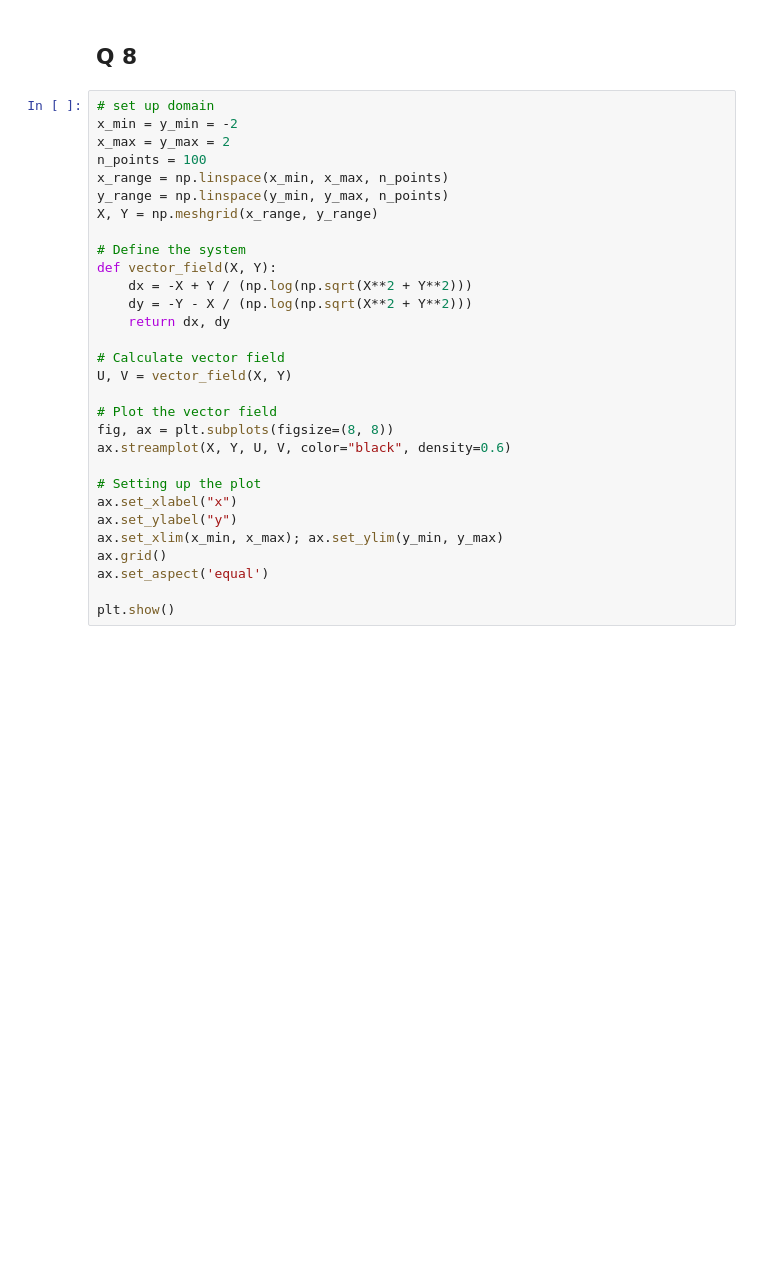
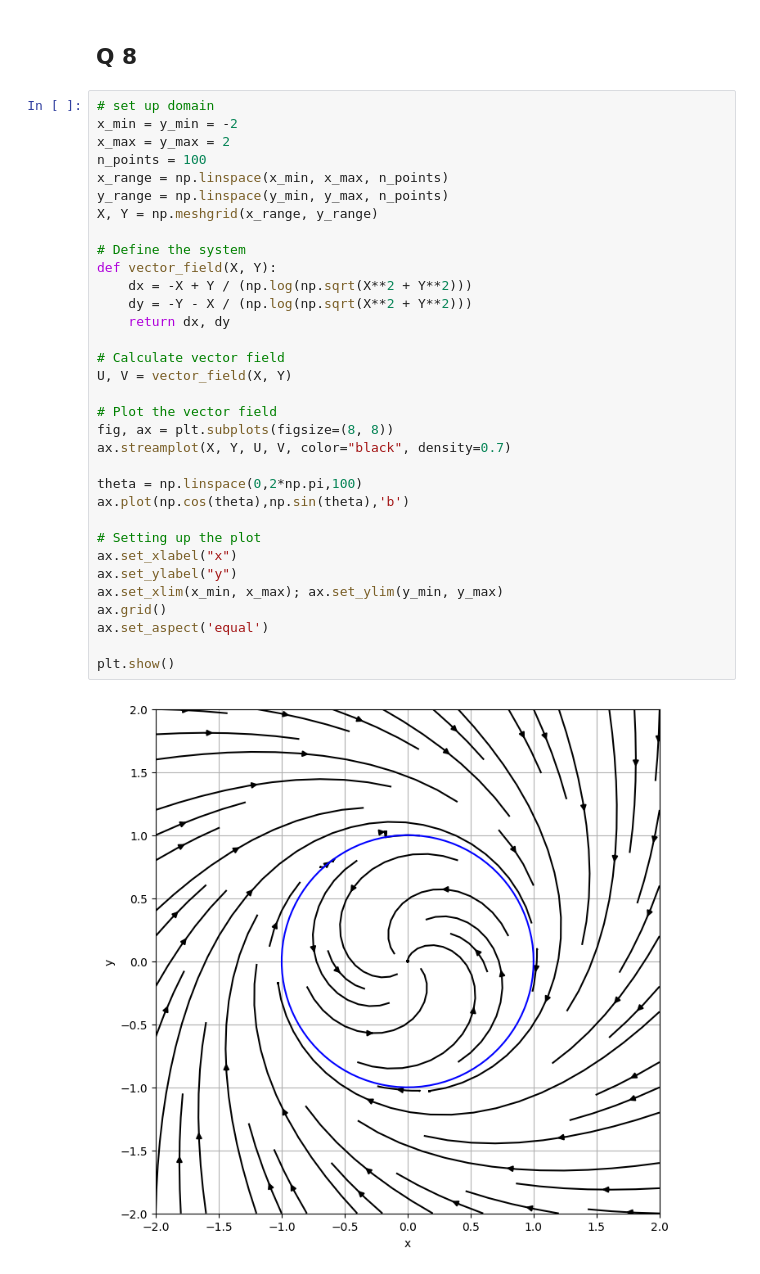
Before and after one commit to antony-yang0412/DS_supervision, a Jupyter notebook: example_sheet_1.ipynb, the cells around one changed output. Cells and saved outputs as stored; diff of their text form; blank space fills up the shorter version.

```diff
--- a/example_sheet_1.ipynb
+++ b/example_sheet_1.ipynb
@@ -248,30 +267,35 @@ plt.show()
 # %%
 # set up domain
 x_min = y_min = -2
 x_max = y_max = 2
 n_points = 100
 x_range = np.linspace(x_min, x_max, n_points)
 y_range = np.linspace(y_min, y_max, n_points)
 X, Y = np.meshgrid(x_range, y_range)
 
 # Define the system
 def vector_field(X, Y):
     dx = -X + Y / (np.log(np.sqrt(X**2 + Y**2)))
     dy = -Y - X / (np.log(np.sqrt(X**2 + Y**2)))
     return dx, dy
 
 # Calculate vector field
 U, V = vector_field(X, Y)
 
 # Plot the vector field
 fig, ax = plt.subplots(figsize=(8, 8))
-ax.streamplot(X, Y, U, V, color="black", density=0.6)
+ax.streamplot(X, Y, U, V, color="black", density=0.7)
+
+theta = np.linspace(0,2*np.pi,100)
+ax.plot(np.cos(theta),np.sin(theta),'b')
 
 # Setting up the plot
 ax.set_xlabel("x")
 ax.set_ylabel("y")
 ax.set_xlim(x_min, x_max); ax.set_ylim(y_min, y_max)
 ax.grid()
 ax.set_aspect('equal')
 
 plt.show()
+# %% [output]
+[figure, added]
```
Also changed, not shown: parts of 12 cells of this notebook.
